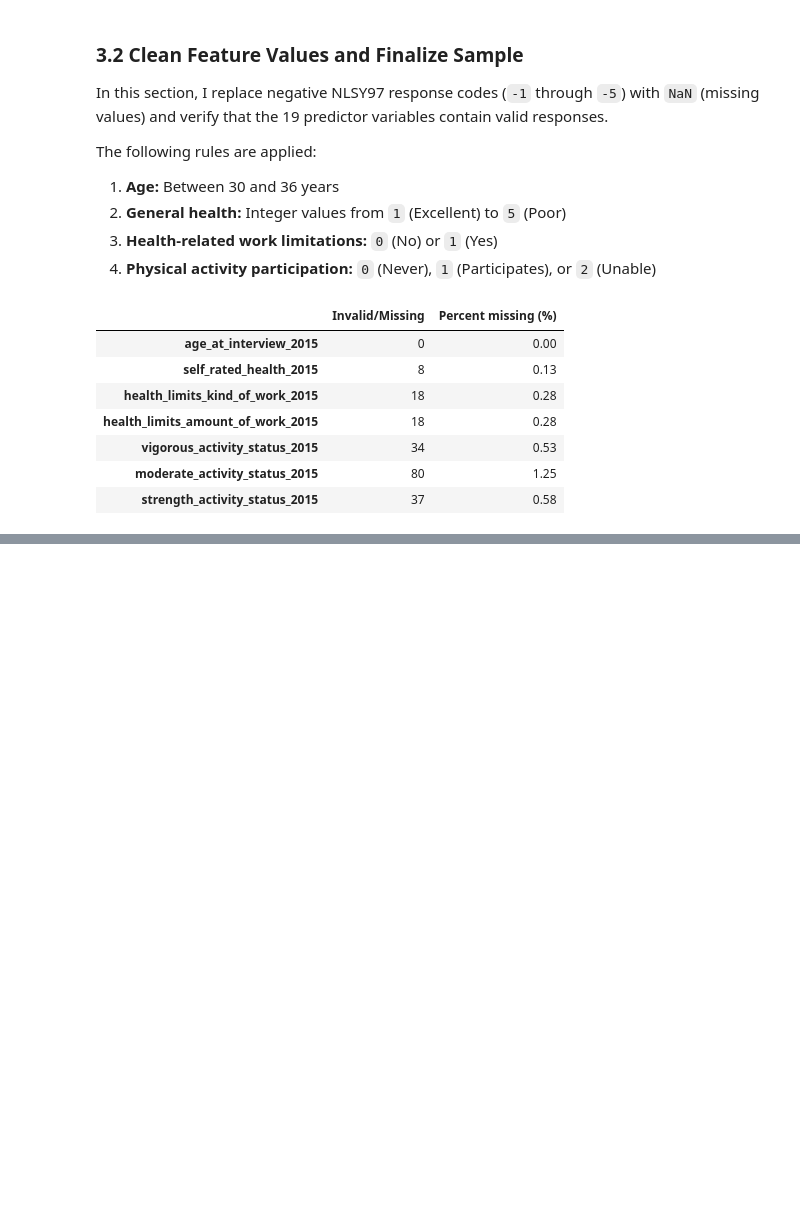
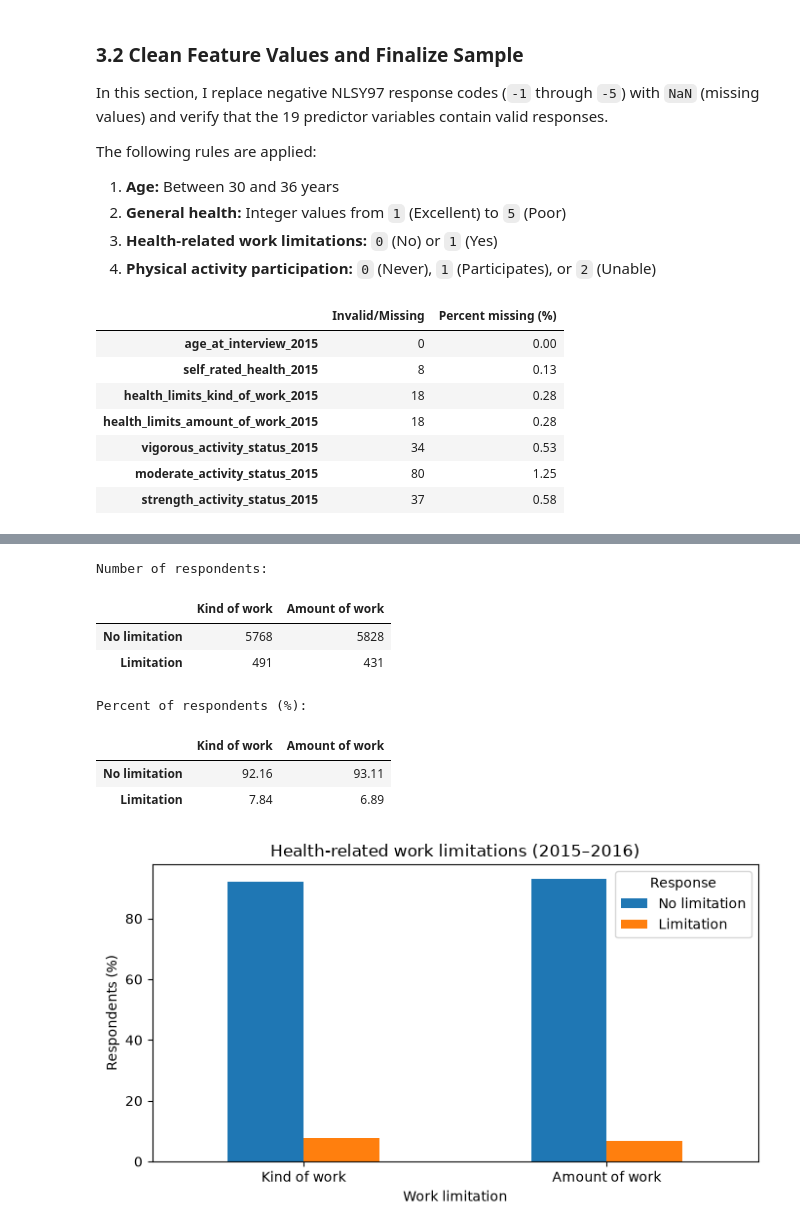
Before and after one commit to katherine-xie/NLSY97-Pain-Prediction-Project, a Jupyter notebook: notebooks/01-physical-activity-chronic-pain-logistic-regression.ipynb, the cells around one changed output, grey strips where cells are left out. Drawn from its saved outputs; the diff is of its cells as text; code cells hidden in the pictures; blank space fills up the shorter version.

```diff
--- a/notebooks/01-physical-activity-chronic-pain-logistic-regression.ipynb
+++ b/notebooks/01-physical-activity-chronic-pain-logistic-regression.ipynb
@@ -339,0 +453,41 @@ display(missing_summary)
+# %%
+# Names to use in the table and chart
+limitation_labels = {
+    "health_limits_kind_of_work_2015": "Kind of work",
+    "health_limits_amount_of_work_2015": "Amount of work",
+}
+
+# Count respondents with and without each limitation
+limitation_counts = pd.DataFrame(index=["No limitation", "Limitation"])
+limitation_percent = pd.DataFrame(index=["No limitation", "Limitation"])
+
+for column, label in limitation_labels.items():
+    counts = eligible_dataset[column].value_counts().reindex([0, 1], fill_value=0)
+    limitation_counts[label] = counts.to_numpy()
+    limitation_percent[label] = (counts / len(eligible_dataset) * 100).round(2).to_numpy()
+
+print("Number of respondents:")
+display(limitation_counts)
+
+print("Percent of respondents (%):")
+display(limitation_percent)
+
+# Compare the two types of work limitations
+ax = limitation_percent.T.plot(kind="bar", figsize=(7, 4))
+ax.set_title("Health-related work limitations (2015–2016)")
+ax.set_xlabel("Work limitation")
+ax.set_ylabel("Respondents (%)")
+ax.legend(title="Response")
+plt.xticks(rotation=0)
+plt.tight_layout()
+plt.show()
+# %% [output]
+Number of respondents:
+|  | Kind of work | Amount of work |
+| No limitation | 5768 | 5828 |
+| Limitation | 491 | 431 |
+Percent of respondents (%):
+|  | Kind of work | Amount of work |
+| No limitation | 92.16 | 93.11 |
+| Limitation | 7.84 | 6.89 |
+[figure, added]
```
Also changed, not shown: parts of 17 cells of this notebook.
